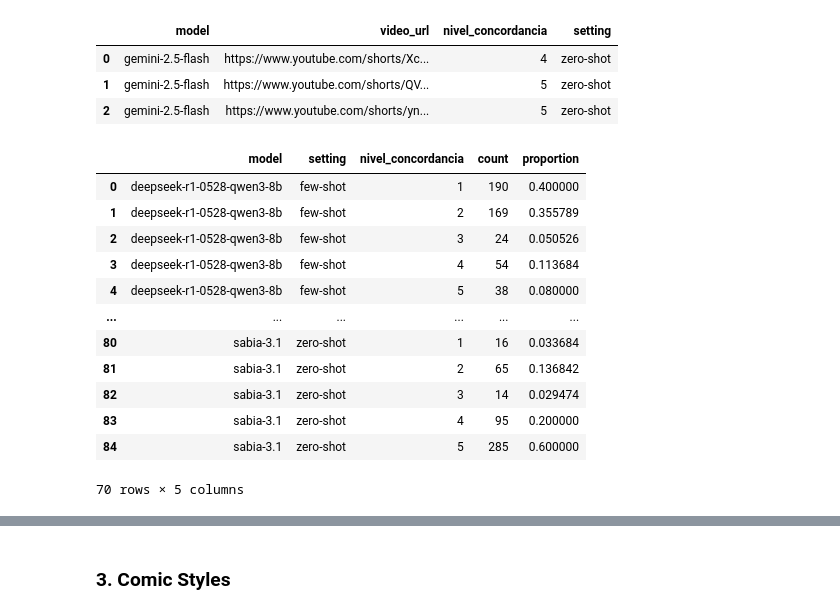
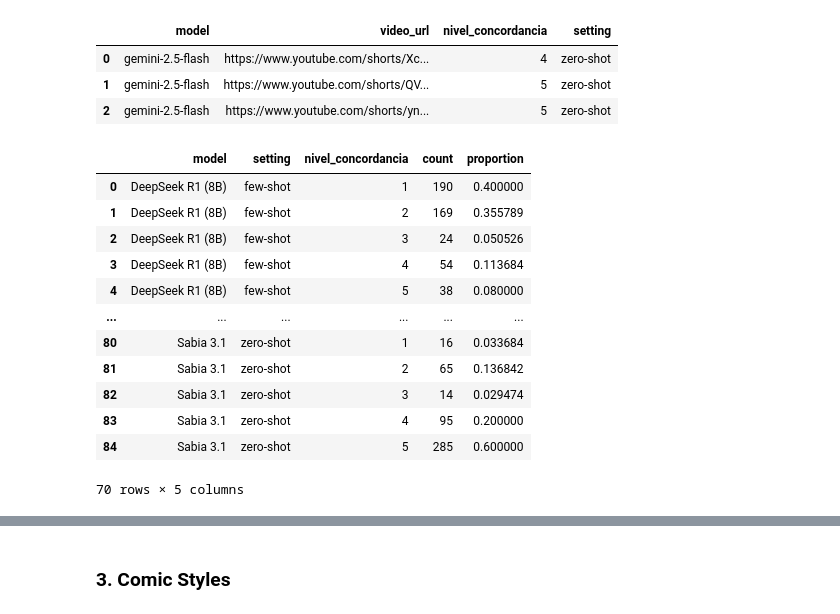
Before and after one commit to llm-pt-ibm/brazilian_northeast_humor_benchmark, a Jupyter notebook: results_exploration.ipynb, the cells around one changed output, grey strips where cells are left out. Saved outputs shown, nothing was run; the diff lists cells and outputs as text; code cells hidden in the pictures.

```diff
--- a/results_exploration.ipynb
+++ b/results_exploration.ipynb
@@ -492,32 +483,33 @@ df.head(3)
 # %%
 df_counts = (
     df.groupby(["model", "setting", "nivel_concordancia"])
     .size()
     .reset_index(name="count")
 )
 
-# proporção dentro de cada modelo+setting
 df_counts["proportion"] = (
     df_counts["count"] /
     df_counts.groupby(["model", "setting"])["count"].transform("sum")
 )
 
 df_counts = df_counts[~df_counts['model'].str.contains('mixtral|gervasio', case=False, na=False)]
+df_counts['model'] = df_counts['model'].apply(lambda model_name: model_short_names[model_name])
+
 
 df_counts
 # %% [output]
 |  | model | setting | nivel_concordancia | count | proportion |
-| 0 | deepseek-r1-0528-qwen3-8b | few-shot | 1 | 190 | 0.400000 |
-| 1 | deepseek-r1-0528-qwen3-8b | few-shot | 2 | 169 | 0.355789 |
-| 2 | deepseek-r1-0528-qwen3-8b | few-shot | 3 | 24 | 0.050526 |
-| 3 | deepseek-r1-0528-qwen3-8b | few-shot | 4 | 54 | 0.113684 |
-| 4 | deepseek-r1-0528-qwen3-8b | few-shot | 5 | 38 | 0.080000 |
+| 0 | DeepSeek R1 (8B) | few-shot | 1 | 190 | 0.400000 |
+| 1 | DeepSeek R1 (8B) | few-shot | 2 | 169 | 0.355789 |
+| 2 | DeepSeek R1 (8B) | few-shot | 3 | 24 | 0.050526 |
+| 3 | DeepSeek R1 (8B) | few-shot | 4 | 54 | 0.113684 |
+| 4 | DeepSeek R1 (8B) | few-shot | 5 | 38 | 0.080000 |
 | ... | ... | ... | ... | ... | ... |
-| 80 | sabia-3.1 | zero-shot | 1 | 16 | 0.033684 |
-| 81 | sabia-3.1 | zero-shot | 2 | 65 | 0.136842 |
-| 82 | sabia-3.1 | zero-shot | 3 | 14 | 0.029474 |
-| 83 | sabia-3.1 | zero-shot | 4 | 95 | 0.200000 |
-| 84 | sabia-3.1 | zero-shot | 5 | 285 | 0.600000 |
+| 80 | Sabia 3.1 | zero-shot | 1 | 16 | 0.033684 |
+| 81 | Sabia 3.1 | zero-shot | 2 | 65 | 0.136842 |
+| 82 | Sabia 3.1 | zero-shot | 3 | 14 | 0.029474 |
+| 83 | Sabia 3.1 | zero-shot | 4 | 95 | 0.200000 |
+| 84 | Sabia 3.1 | zero-shot | 5 | 285 | 0.600000 |
 70 rows × 5 columns
 # %%
 heatmap_layer = alt.layer(
```
Also changed, not shown: parts of 4 cells of this notebook, 1 other file.
